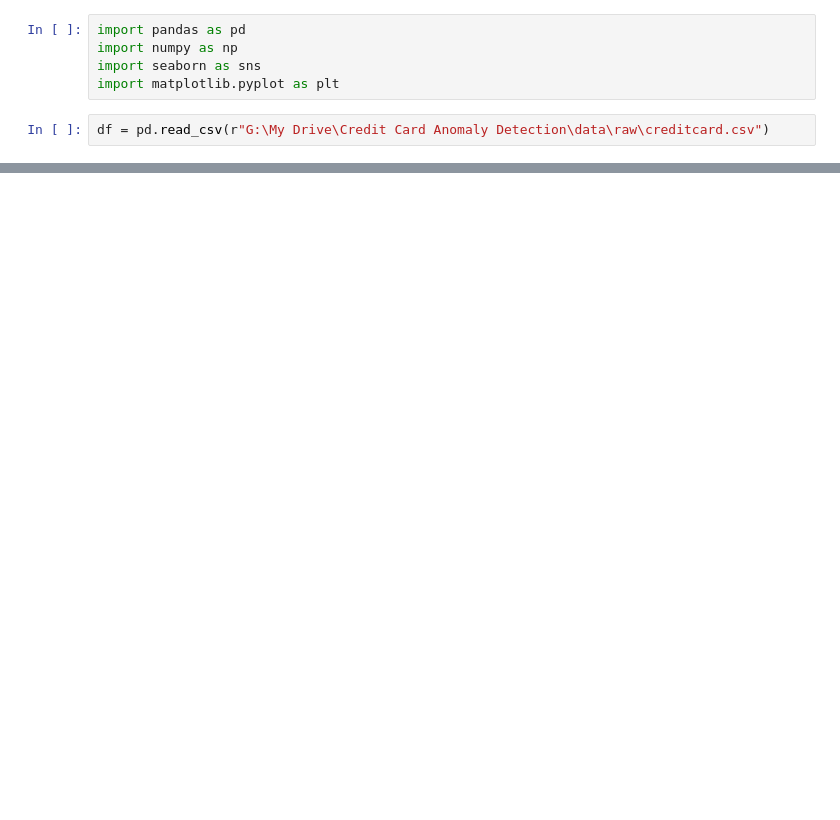
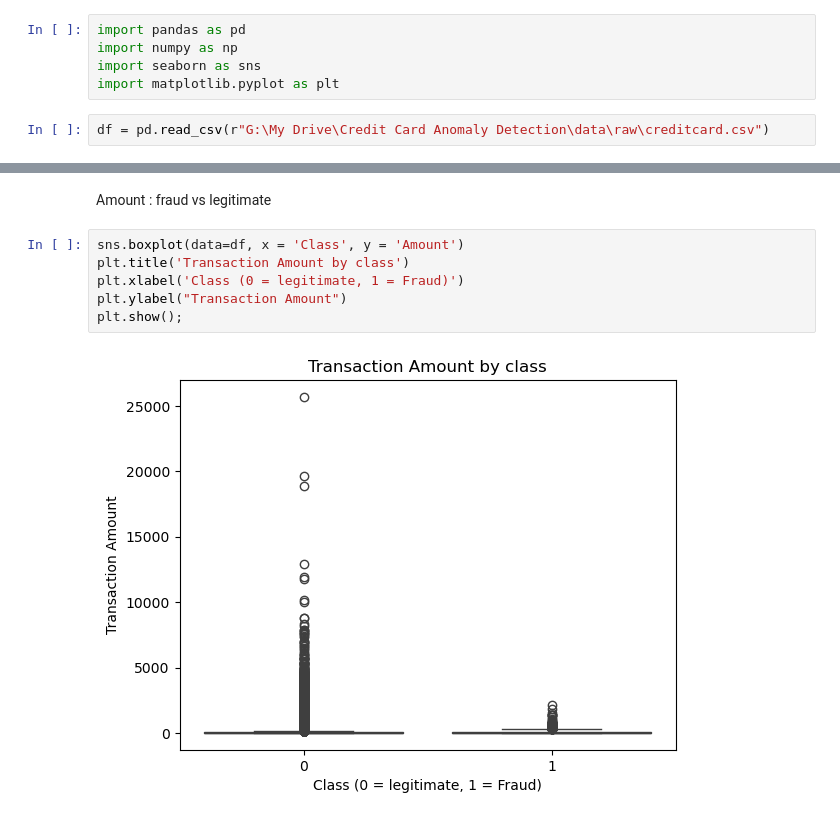
Before and after one commit to kafiaMhassan/Credit-Card-Anomaly-Detection, a Jupyter notebook: notebooks/eda.ipynb, the cells around one changed output, grey strips where cells are left out. Drawn from its saved outputs; the diff is of its cells as text; blank space fills up the shorter version.

```diff
--- a/notebooks/eda.ipynb
+++ b/notebooks/eda.ipynb
@@ -170,0 +71,10 @@ vif.sort_values('VIF', ascending=False)
+# %% [markdown]
+Amount : fraud vs legitimate
+# %%
+sns.boxplot(data=df, x = 'Class', y = 'Amount')
+plt.title('Transaction Amount by class')
+plt.xlabel('Class (0 = legitimate, 1 = Fraud)')
+plt.ylabel("Transaction Amount")
+plt.show();
+# %% [output]
+[figure, added]
```
Also changed, not shown: parts of 33 cells of this notebook, 1 other file.
